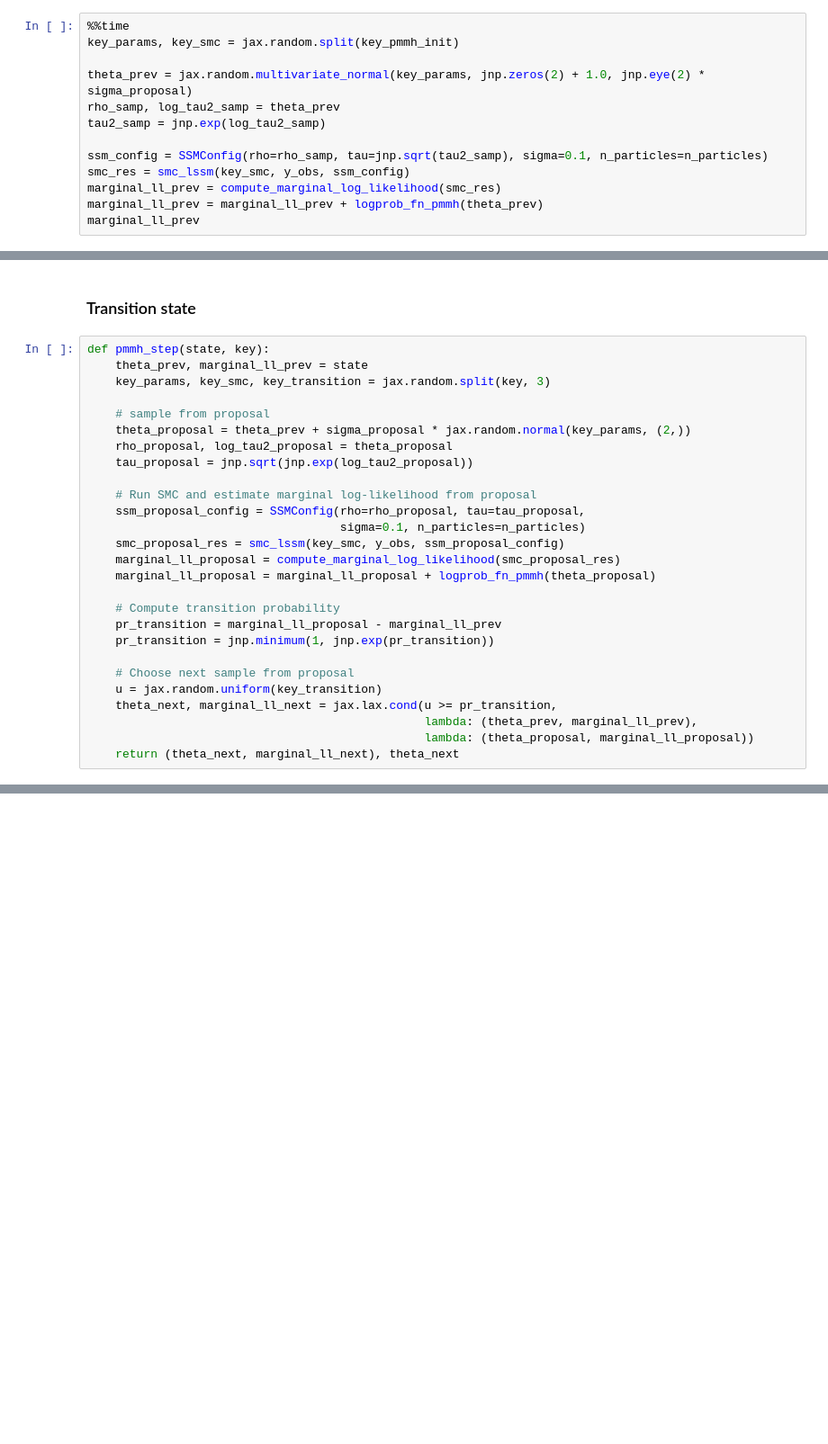
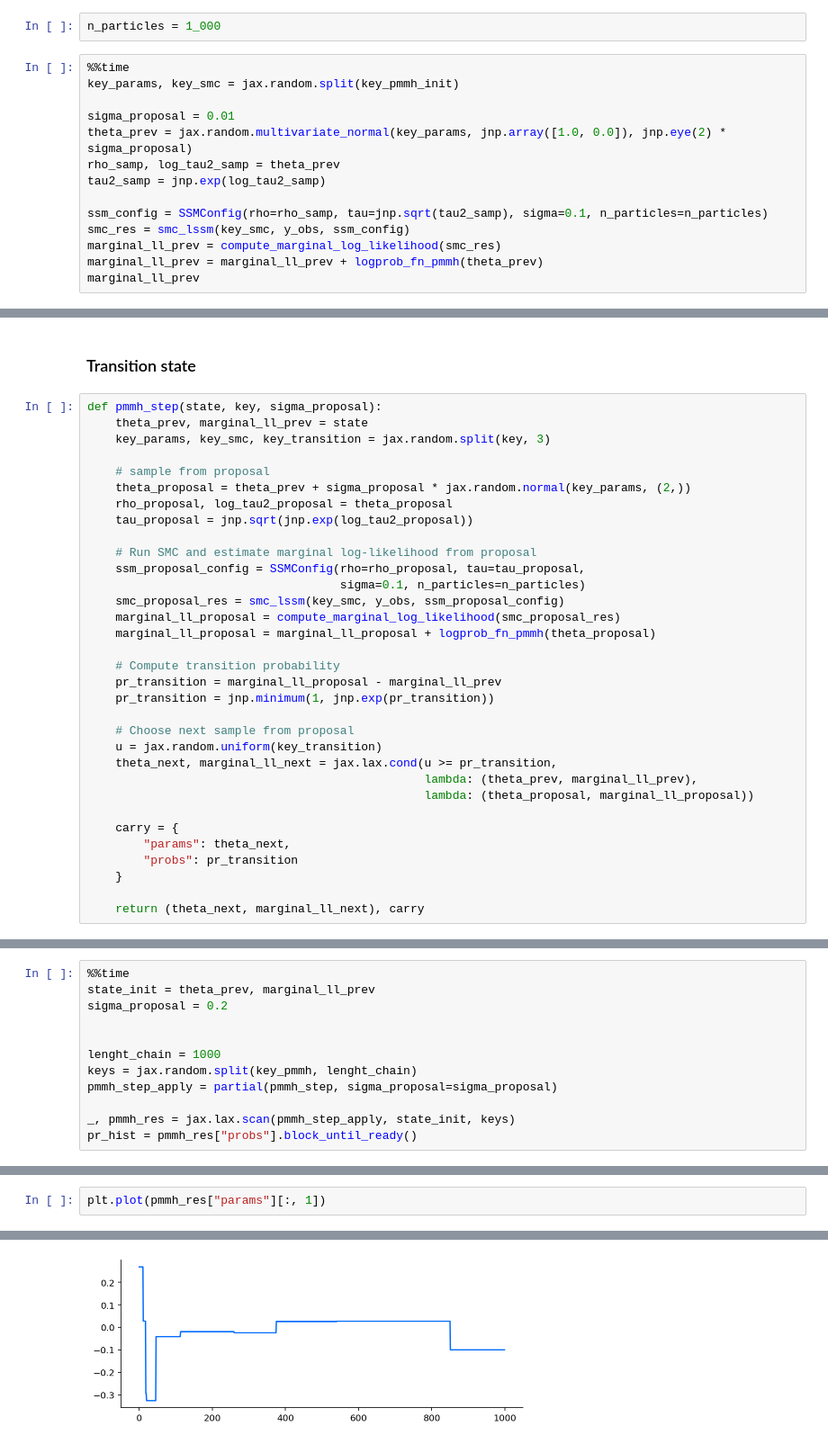
Before and after one commit to gerdm/misc, a Jupyter notebook: 2022-04/advanced-computational-methods.ipynb, the cells around one changed output, grey strips where cells are left out. Shown at 90% size. Cells and saved outputs as stored; diff of their text form; blank space fills up the shorter version.

```diff
--- a/2022-04/advanced-computational-methods.ipynb
+++ b/2022-04/advanced-computational-methods.ipynb
@@ -411,8 +432,11 @@ def pmmh():
+# %%
+n_particles = 1_000
 # %%
 %%time
 key_params, key_smc = jax.random.split(key_pmmh_init)
 
-theta_prev = jax.random.multivariate_normal(key_params, jnp.zeros(2) + 1.0, jnp.eye(2) * sigma_proposal)
+sigma_proposal = 0.01
+theta_prev = jax.random.multivariate_normal(key_params, jnp.array([1.0, 0.0]), jnp.eye(2) * sigma_proposal)
 rho_samp, log_tau2_samp = theta_prev
 tau2_samp = jnp.exp(log_tau2_samp)
 
@@ -428,7 +452,7 @@ DeviceArray(-914.4829, dtype=float32)
 # %% [markdown]
 ### Transition state
 # %%
-def pmmh_step(state, key):
+def pmmh_step(state, key, sigma_proposal):
     theta_prev, marginal_ll_prev = state
     key_params, key_smc, key_transition = jax.random.split(key, 3)
 
@@ -453,4 +477,10 @@ def pmmh_step(state, key):
     theta_next, marginal_ll_next = jax.lax.cond(u >= pr_transition,
                                                 lambda: (theta_prev, marginal_ll_prev),
                                                 lambda: (theta_proposal, marginal_ll_proposal))
-    return (theta_next, marginal_ll_next), theta_next
+
+    carry = {
+        "params": theta_next,
+        "probs": pr_transition
+    }
+
+    return (theta_next, marginal_ll_next), carry
@@ -497,0 +491,12 @@ DeviceArray([0.28745, 1.35859], dtype=float32)
+# %%
+%%time
+state_init = theta_prev, marginal_ll_prev
+sigma_proposal = 0.2
+
+
+lenght_chain = 1000
+keys = jax.random.split(key_pmmh, lenght_chain)
+pmmh_step_apply = partial(pmmh_step, sigma_proposal=sigma_proposal)
+
+_, pmmh_res = jax.lax.scan(pmmh_step_apply, state_init, keys)
+pr_hist = pmmh_res["probs"].block_until_ready()
@@ -497,0 +506,3 @@ DeviceArray([0.28745, 1.35859], dtype=float32)
+# %%
+plt.plot(pmmh_res["params"][:, 1])
+# %% [output]
@@ -497,0 +510 @@ DeviceArray([0.28745, 1.35859], dtype=float32)
+[figure, added]
```
Also changed, not shown: parts of 17 cells of this notebook.
